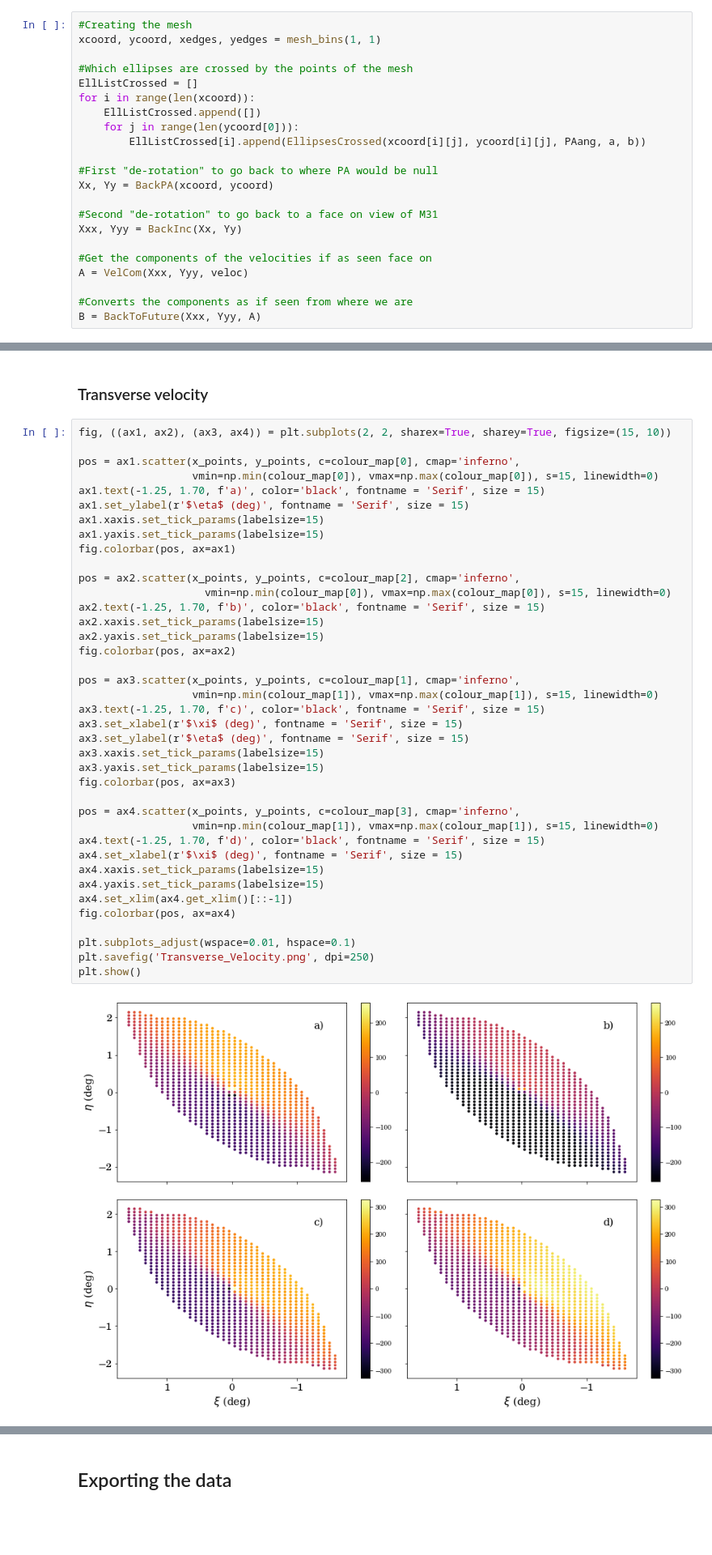
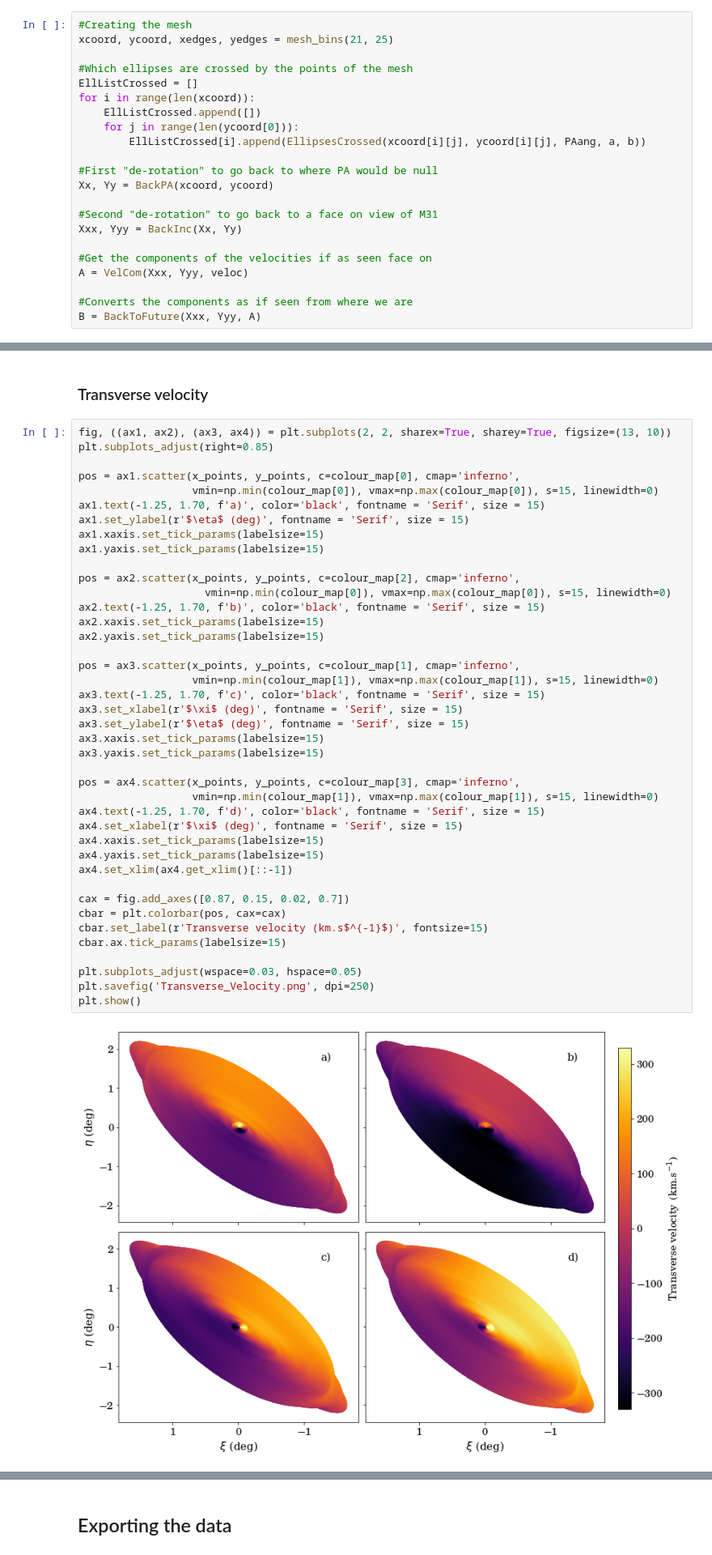
Before and after one commit to SamuelLimbo/AndromedaProperMotion, a Jupyter notebook: DiscModel.ipynb, the cells around one changed output, grey strips where cells are left out. Shown at 81% size. Cells and saved outputs as stored; diff of their text form; blank space fills up the shorter version.

```diff
--- a/DiscModel.ipynb
+++ b/DiscModel.ipynb
@@ -938,7 +938,7 @@ plt.show()
 We are first going to do all the previous steps over again but without plotting all the steps this time, we just want the results.
 # %%
 #Creating the mesh
-xcoord, ycoord, xedges, yedges = mesh_bins(1, 1)
+xcoord, ycoord, xedges, yedges = mesh_bins(21, 25)
 
 #Which ellipses are crossed by the points of the mesh
 EllListCrossed = []
@@ -1045,46 +1046,48 @@ plt.show()
 # %% [markdown]
 ### Transverse velocity
 # %%
-fig, ((ax1, ax2), (ax3, ax4)) = plt.subplots(2, 2, sharex=True, sharey=True, figsize=(15, 10))
+fig, ((ax1, ax2), (ax3, ax4)) = plt.subplots(2, 2, sharex=True, sharey=True, figsize=(13, 10))
+plt.subplots_adjust(right=0.85)
 
 pos = ax1.scatter(x_points, y_points, c=colour_map[0], cmap='inferno',
                   vmin=np.min(colour_map[0]), vmax=np.max(colour_map[0]), s=15, linewidth=0)
 ax1.text(-1.25, 1.70, f'a)', color='black', fontname = 'Serif', size = 15)
 ax1.set_ylabel(r'$\eta$ (deg)', fontname = 'Serif', size = 15)
 ax1.xaxis.set_tick_params(labelsize=15)
 ax1.yaxis.set_tick_params(labelsize=15)
-fig.colorbar(pos, ax=ax1)
 
 pos = ax2.scatter(x_points, y_points, c=colour_map[2], cmap='inferno',
                     vmin=np.min(colour_map[0]), vmax=np.max(colour_map[0]), s=15, linewidth=0)
 ax2.text(-1.25, 1.70, f'b)', color='black', fontname = 'Serif', size = 15)
 ax2.xaxis.set_tick_params(labelsize=15)
 ax2.yaxis.set_tick_params(labelsize=15)
-fig.colorbar(pos, ax=ax2)
 
 pos = ax3.scatter(x_points, y_points, c=colour_map[1], cmap='inferno',
                   vmin=np.min(colour_map[1]), vmax=np.max(colour_map[1]), s=15, linewidth=0)
 ax3.text(-1.25, 1.70, f'c)', color='black', fontname = 'Serif', size = 15)
 ax3.set_xlabel(r'$\xi$ (deg)', fontname = 'Serif', size = 15)
 ax3.set_ylabel(r'$\eta$ (deg)', fontname = 'Serif', size = 15)
 ax3.xaxis.set_tick_params(labelsize=15)
 ax3.yaxis.set_tick_params(labelsize=15)
-fig.colorbar(pos, ax=ax3)
 
 pos = ax4.scatter(x_points, y_points, c=colour_map[3], cmap='inferno',
                   vmin=np.min(colour_map[1]), vmax=np.max(colour_map[1]), s=15, linewidth=0)
 ax4.text(-1.25, 1.70, f'd)', color='black', fontname = 'Serif', size = 15)
 ax4.set_xlabel(r'$\xi$ (deg)', fontname = 'Serif', size = 15)
 ax4.xaxis.set_tick_params(labelsize=15)
 ax4.yaxis.set_tick_params(labelsize=15)
 ax4.set_xlim(ax4.get_xlim()[::-1])
-fig.colorbar(pos, ax=ax4)
 
-plt.subplots_adjust(wspace=0.01, hspace=0.1)
+cax = fig.add_axes([0.87, 0.15, 0.02, 0.7])
+cbar = plt.colorbar(pos, cax=cax)
+cbar.set_label(r'Transverse velocity (km.s$^{-1}$)', fontsize=15)
+cbar.ax.tick_params(labelsize=15)
+
+plt.subplots_adjust(wspace=0.03, hspace=0.05)
 plt.savefig('Transverse_Velocity.png', dpi=250)
 plt.show()
 # %% [output]
-[figure, old version]
+[figure, new version]
 # %% [markdown]
 The previous plots present the following results:
 
```
Also changed, not shown: parts of 8 cells of this notebook.
